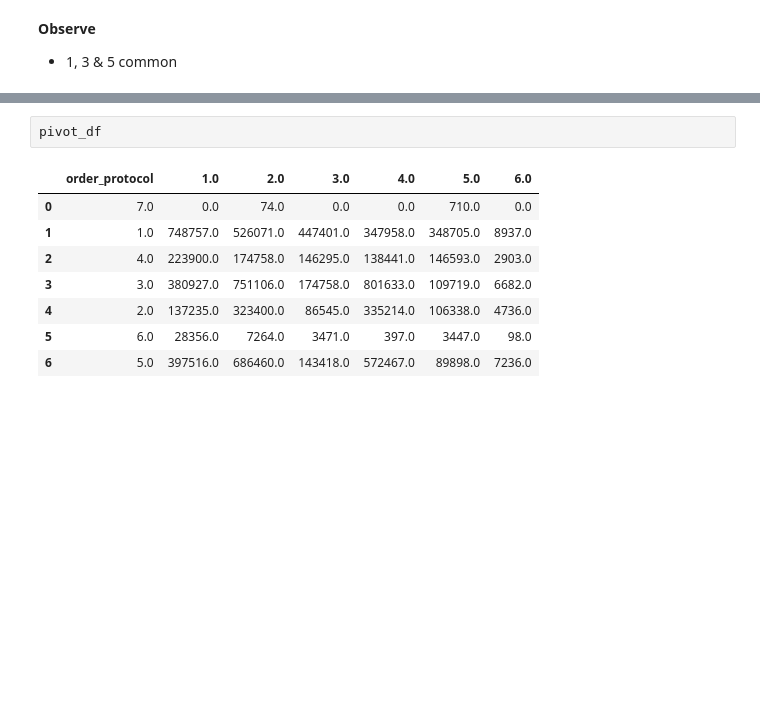
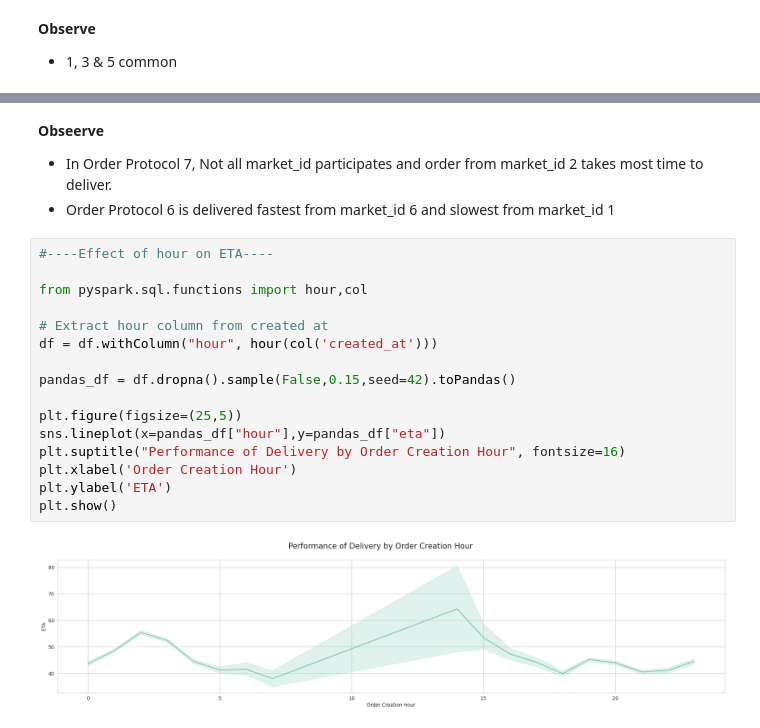
Before and after one commit to gitbharrat/delivery_time_nn, a Jupyter notebook: notebook/delivery_time_estimation.ipynb, the cells around one changed output, grey strips where cells are left out. Drawn from its saved outputs; the diff is of its cells as text; blank space fills up the shorter version.

```diff
--- a/notebook/delivery_time_estimation.ipynb
+++ b/notebook/delivery_time_estimation.ipynb
@@ -287,11 +287,22 @@ plt.show()
-# %%
-pivot_df
-# %% [output]
-|  | order_protocol | 1.0 | 2.0 | 3.0 | 4.0 | 5.0 | 6.0 |
-| 0 | 7.0 | 0.0 | 74.0 | 0.0 | 0.0 | 710.0 | 0.0 |
-| 1 | 1.0 | 748757.0 | 526071.0 | 447401.0 | 347958.0 | 348705.0 | 8937.0 |
-| 2 | 4.0 | 223900.0 | 174758.0 | 146295.0 | 138441.0 | 146593.0 | 2903.0 |
-| 3 | 3.0 | 380927.0 | 751106.0 | 174758.0 | 801633.0 | 109719.0 | 6682.0 |
-| 4 | 2.0 | 137235.0 | 323400.0 | 86545.0 | 335214.0 | 106338.0 | 4736.0 |
-| 5 | 6.0 | 28356.0 | 7264.0 | 3471.0 | 397.0 | 3447.0 | 98.0 |
-| 6 | 5.0 | 397516.0 | 686460.0 | 143418.0 | 572467.0 | 89898.0 | 7236.0 |
+# %% [markdown]
+**Obseerve**
+- In Order Protocol 7, Not all market_id participates and order from market_id 2 takes most time to deliver.
+- Order Protocol 6 is delivered fastest from market_id 6 and slowest from market_id 1
+# %%
+#----Effect of hour on ETA----
+
+from pyspark.sql.functions import hour,col
+
+# Extract hour column from created at
+df = df.withColumn("hour", hour(col('created_at')))
+
+pandas_df = df.dropna().sample(False,0.15,seed=42).toPandas()
+
+plt.figure(figsize=(25,5))
+sns.lineplot(x=pandas_df["hour"],y=pandas_df["eta"])
+plt.suptitle("Performance of Delivery by Order Creation Hour", fontsize=16)
+plt.xlabel('Order Creation Hour')
+plt.ylabel('ETA')
+plt.show()
+# %% [output]
+[figure, added]
```
Also changed, not shown: parts of 18 cells of this notebook, 3 other files.
